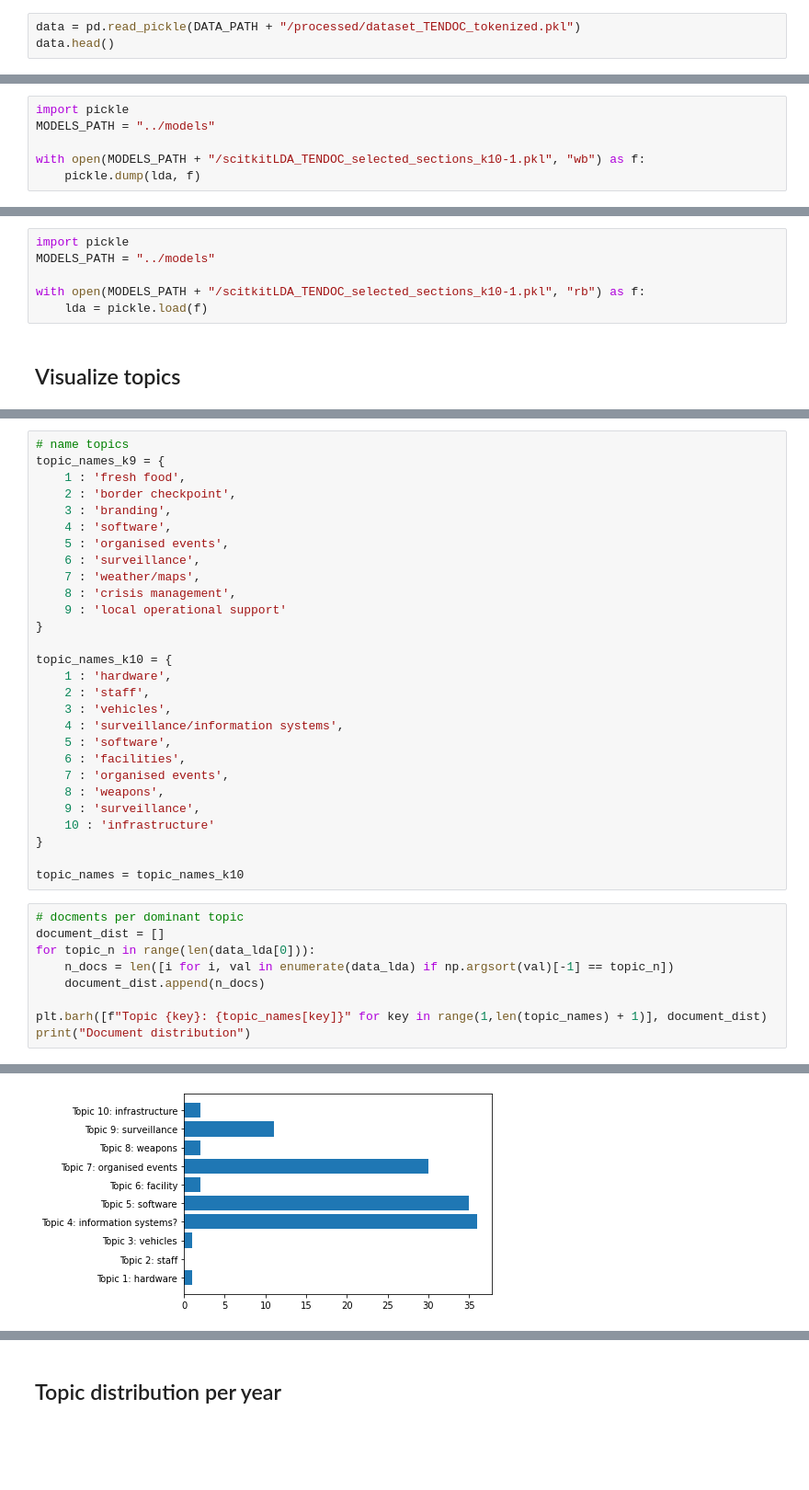
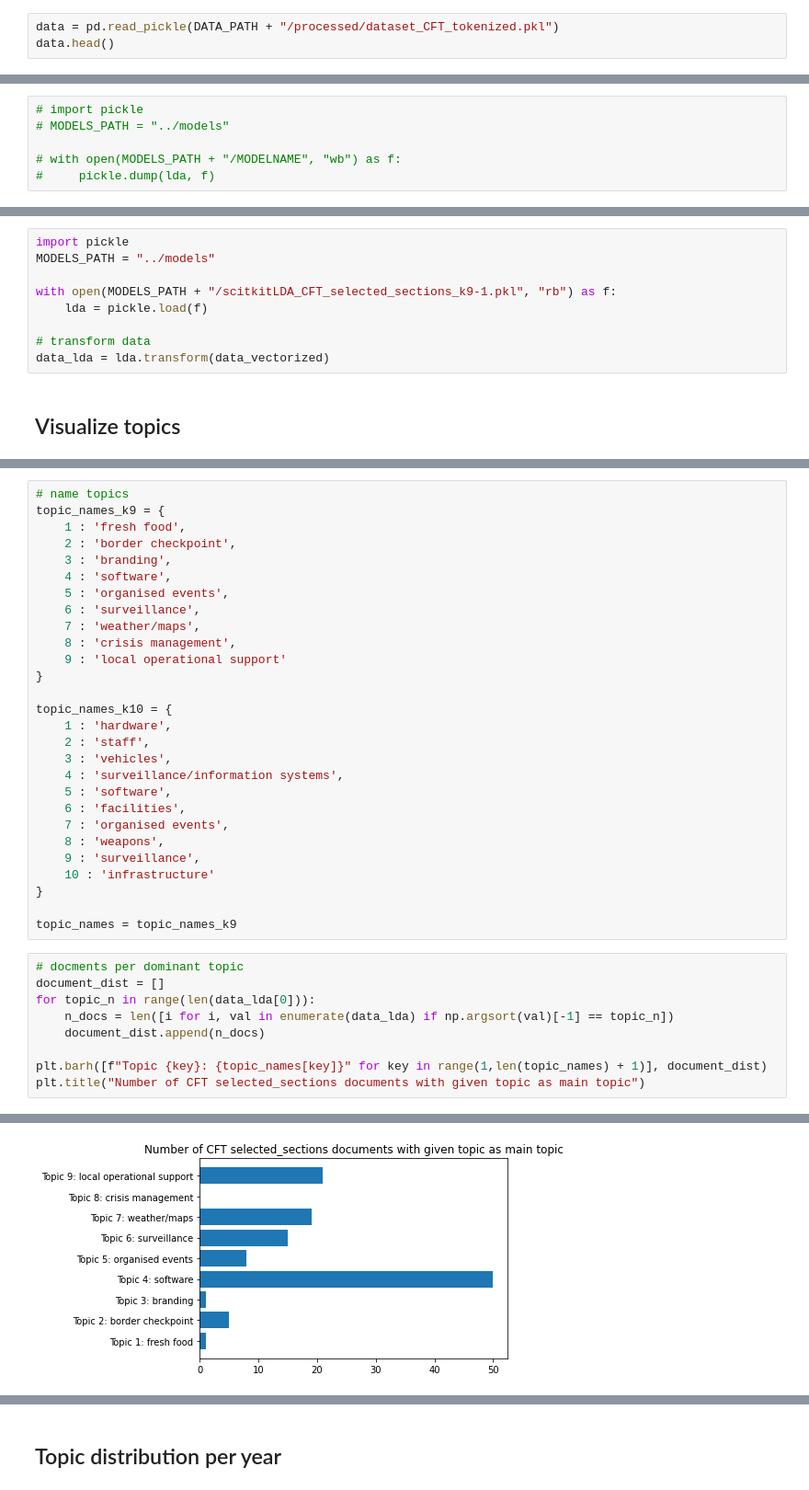
Before and after one commit to MarkMeltzer/thesis, a Jupyter notebook: notebooks/LDA_scikit_TENDOC_selected_sections.ipynb, the cells around one changed output, grey strips where cells are left out. Shown at 92% size. Saved outputs shown, nothing was run; the diff lists cells and outputs as text; blank space fills up the shorter version.

```diff
--- a/notebooks/LDA_scikit_TENDOC_selected_sections.ipynb
+++ b/notebooks/LDA_scikit_TENDOC_selected_sections.ipynb
@@ -25,7 +32,7 @@ model_sm = spacy.load("en_core_web_sm")
 # %% [markdown]
 ## Load data
 # %%
-data = pd.read_pickle(DATA_PATH + "/processed/dataset_TENDOC_tokenized.pkl")
+data = pd.read_pickle(DATA_PATH + "/processed/dataset_CFT_tokenized.pkl")
 data.head()
 # %% [output]
 |  | filename | date | full_text | selected_sections | full_text tokenized filtered | selected_sections tokenized filtered |
@@ -230,19 +229,22 @@ data_lda = lda.transform(data_vectorized)
 # %% [markdown]
 #### Save model
 # %%
-import pickle
-MODELS_PATH = "../models"
+# import pickle
+# MODELS_PATH = "../models"
 
-with open(MODELS_PATH + "/scitkitLDA_TENDOC_selected_sections_k10-1.pkl", "wb") as f:
-    pickle.dump(lda, f)
+# with open(MODELS_PATH + "/MODELNAME", "wb") as f:
+#     pickle.dump(lda, f)
 # %% [markdown]
 #### Load model
 # %%
 import pickle
 MODELS_PATH = "../models"
 
-with open(MODELS_PATH + "/scitkitLDA_TENDOC_selected_sections_k10-1.pkl", "rb") as f:
+with open(MODELS_PATH + "/scitkitLDA_CFT_selected_sections_k9-1.pkl", "rb") as f:
     lda = pickle.load(f)
+
+# transform data
+data_lda = lda.transform(data_vectorized)
 # %% [markdown]
 ## Visualize topics
 # %%
@@ -298,18 +300,18 @@ topic_names_k10 = {
     10 : 'infrastructure'
 }
 
-topic_names = topic_names_k10
+topic_names = topic_names_k9
 # %%
 # docments per dominant topic
 document_dist = []
 for topic_n in range(len(data_lda[0])):
     n_docs = len([i for i, val in enumerate(data_lda) if np.argsort(val)[-1] == topic_n])
     document_dist.append(n_docs)
 
 plt.barh([f"Topic {key}: {topic_names[key]}" for key in range(1,len(topic_names) + 1)], document_dist)
-print("Document distribution")
+plt.title("Number of CFT selected_sections documents with given topic as main topic")
 # %% [output]
 Document distribution
-[figure, old version]
+[figure, new version]
 # %%
 def describe_doc(doc_id, word_dist_plot=True, plot=True):
```
Also changed, not shown: parts of 19 cells of this notebook, 50 other files.
